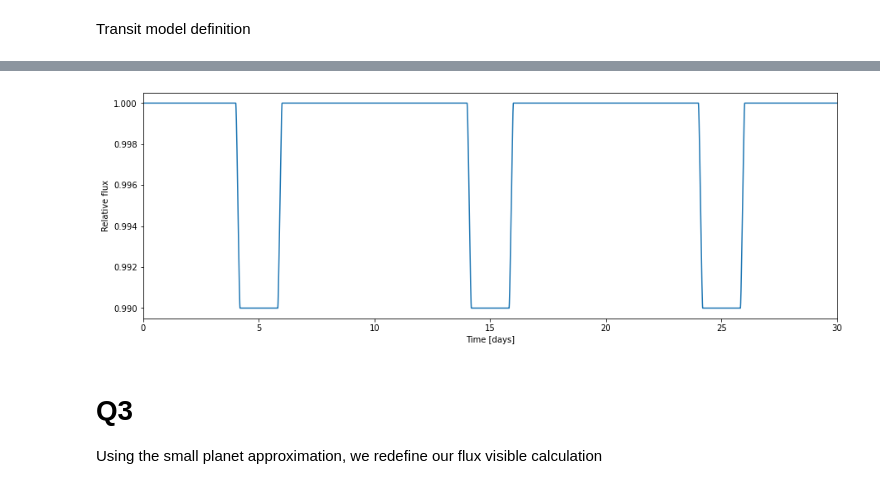
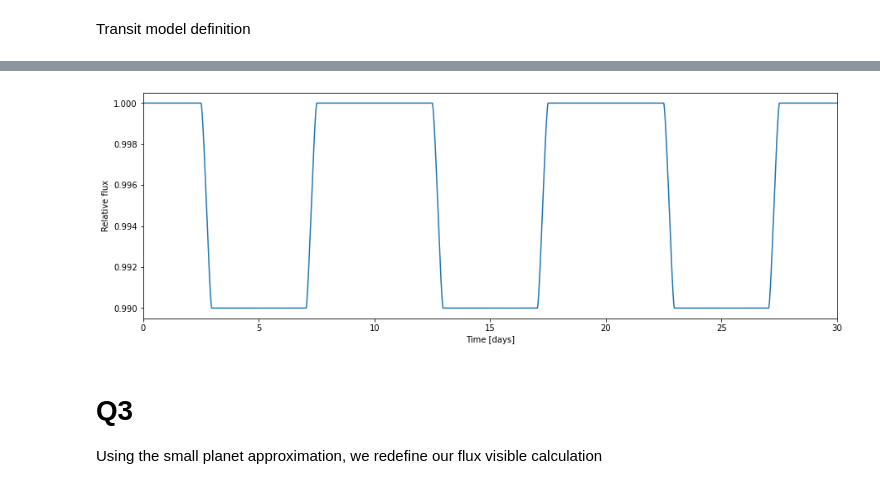
Before and after one commit to ykwang1/astr558-exoplanets, a Jupyter notebook: pset2/HW2.ipynb, the cells around one changed output, grey strips where cells are left out. Saved outputs shown, nothing was run; the diff lists cells and outputs as text; code cells hidden in the pictures.

```diff
--- a/pset2/HW2.ipynb
+++ b/pset2/HW2.ipynb
@@ -38,18 +49,18 @@ Example transits
 # %%
 fig, ax = plt.subplots(figsize=(15, 5))
 
 t_range = np.linspace(0, 30, 10000)
-flux = transit_model(t_range, t0=5, b0=0.1, T=2, k=0.1, P=10, F0=1)
+flux = transit_model(t_range, t0=5, b0=0.1, T=5, k=0.1, P=10, F0=1)
 
 ax.plot(t_range, flux)
 
 ax.set_xlim(t_range.min(), t_range.max())
 ax.set_xlabel("Time [days]")
 ax.set_ylabel("Relative flux")
 
 plt.show()
 # %% [output]
-[figure, old version]
+[figure, new version]
 # %% [markdown]
 # Q3
 
```
Also changed, not shown: parts of 42 cells of this notebook, 1 other file.
